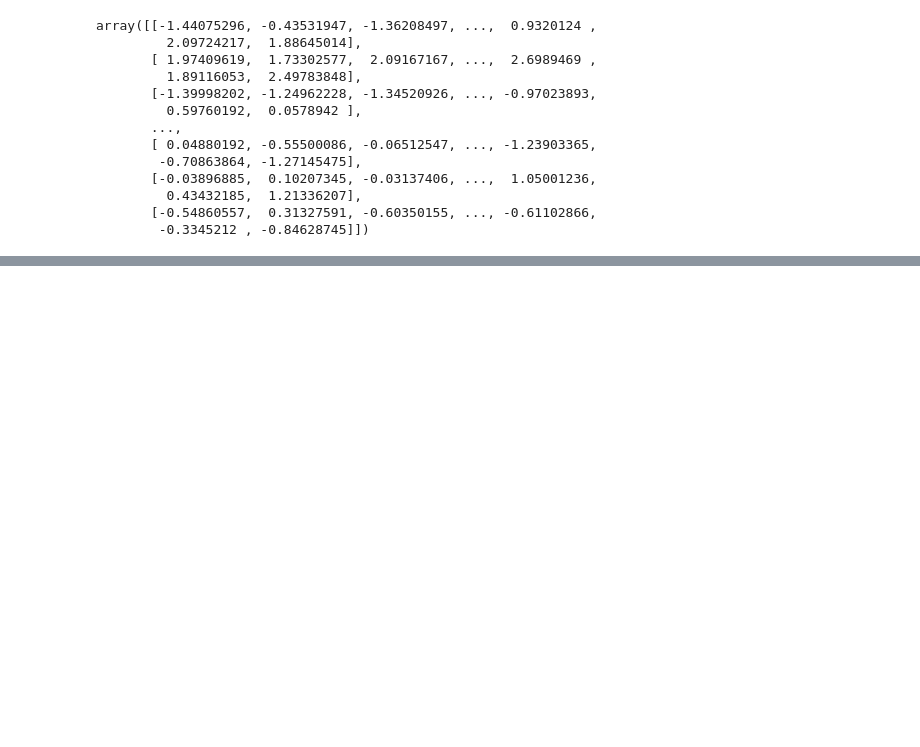
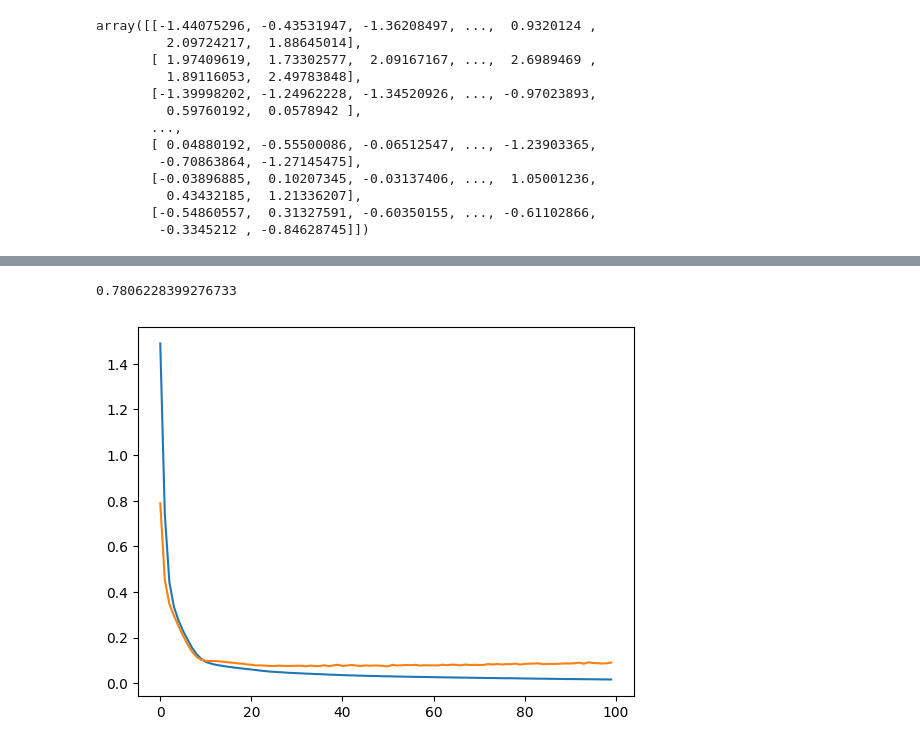
Before and after one commit to mullarohan/projects_ml_dl, a Jupyter notebook: breast_cancer_pred.ipynb, the cells around one changed output, grey strips where cells are left out. Cells and saved outputs as stored; diff of their text form; code cells hidden in the pictures; blank space fills up the shorter version.

```diff
--- a/breast_cancer_pred.ipynb
+++ b/breast_cancer_pred.ipynb
@@ -106,0 +127,5 @@ array([[-1.44075296, -0.43531947, -1.36208497, ...,  0.9320124 ,
+# %%
+model = Sequential()
+model.add(Dense(30, activation="relu", input_dim=30))
+model.add(Dense(7, activation="relu"))
+model.add(Dense(1, activation="linear"))
@@ -106,0 +148,4 @@ array([[-1.44075296, -0.43531947, -1.36208497, ...,  0.9320124 ,
+# %%
+model.compile(loss="mean_squared_error", optimizer="adam")
+# %%
+history = model.fit(X_train_scaled, y_train, epochs=100, validation_split=0.2)
@@ -106,0 +174,12 @@ array([[-1.44075296, -0.43531947, -1.36208497, ...,  0.9320124 ,
+# %%
+from sklearn.metrics import r2_score
+
+r2_score(y_test, y_pred)
+# %% [output]
+0.7806228399276733
+# %%
+plt.plot(history.history["loss"])
+plt.plot(history.history["val_loss"])
+plt.show()
+# %% [output]
+[figure, added]
```
Also changed, not shown: parts of 4 cells of this notebook.
